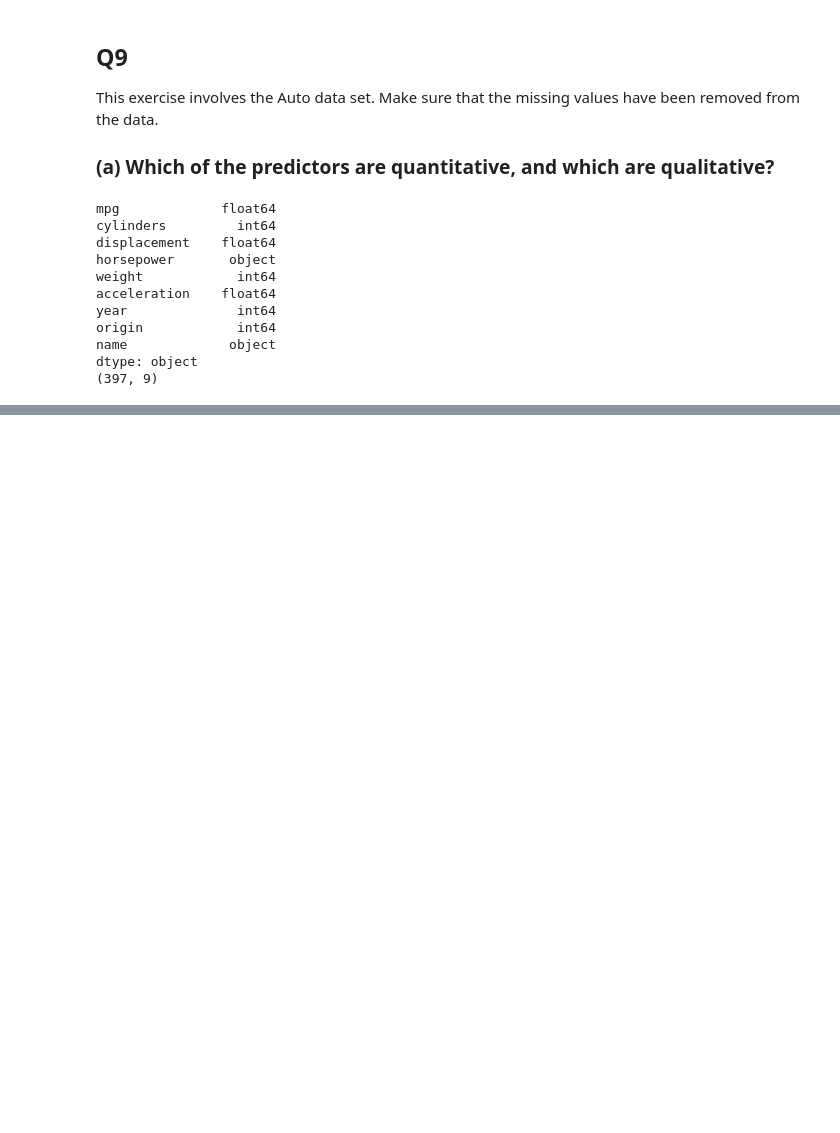
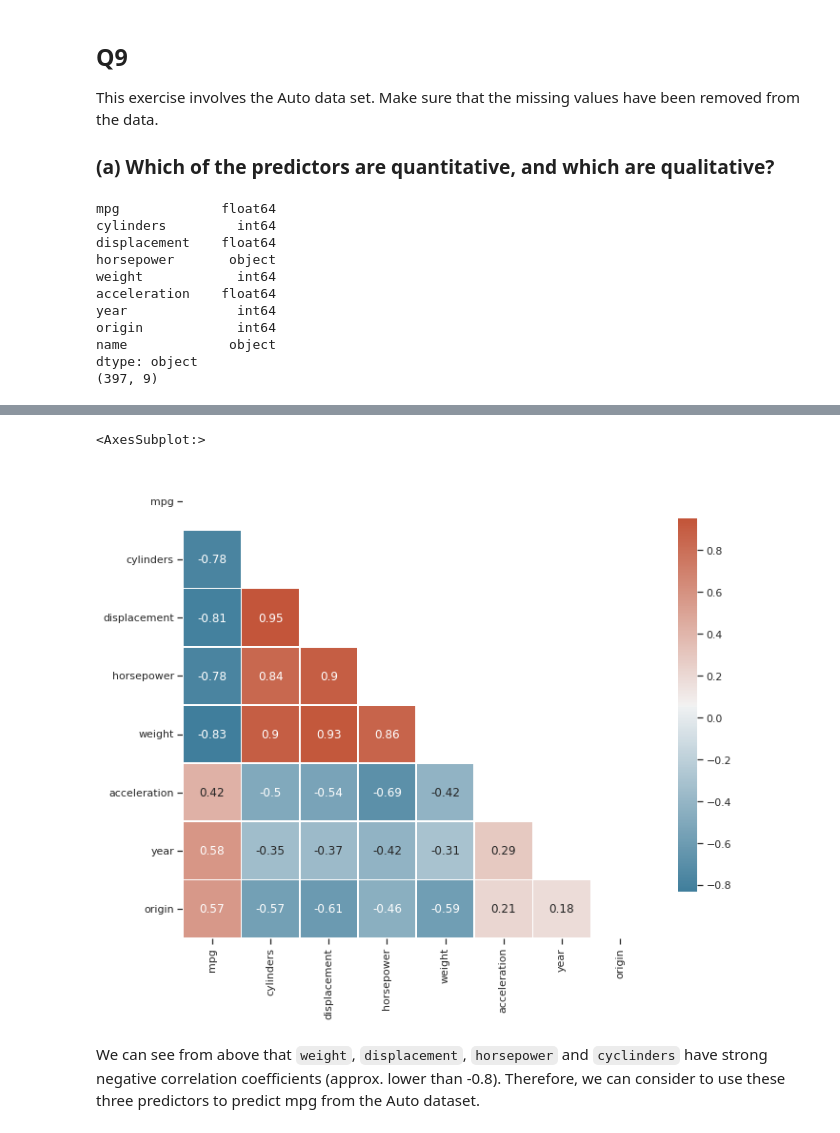
Before and after one commit to ferygood/ISLRv2_python, a Jupyter notebook: notebook/_build/jupyter_execute/content/ch2/exercise.ipynb, the cells around one changed output, grey strips where cells are left out. Saved outputs shown, nothing was run; the diff lists cells and outputs as text; code cells hidden in the pictures; blank space fills up the shorter version.

```diff
--- a/notebook/_build/jupyter_execute/content/ch2/exercise.ipynb
+++ b/notebook/_build/jupyter_execute/content/ch2/exercise.ipynb
@@ -182,0 +244,22 @@ You can now see the range of each quantitative predictors from the dataframe abo
+# %%
+import numpy as np
+
+# compute correlation matrix
+corr = auto.corr()
+
+# generate a mask for hte upper triangle
+mask = np.triu(np.ones_like(corr, dtype=bool))
+
+# set up matplotlib figure
+f, ax = plt.subplots(figsize=(11, 9))
+
+# Generate a custom divergin colormap
+cmap = sns.diverging_palette(230, 20, as_cmap=True)
+
+# Draw the heatmap with the mask and correct aspect ratio
+sns.heatmap(corr, mask=mask, cmap=cmap, square=True, linewidths=.5, cbar_kws={"shrink": .8}, annot=True)
+# %% [output]
+<AxesSubplot:>
+[figure, added]
+# %% [markdown]
+We can see from above that `weight`, `displacement`, `horsepower` and `cyclinders` have strong negative correlation coefficients (approx. lower than -0.8). Therefore, we can consider to use these three predictors to predict mpg from the Auto dataset.
```
Also changed, not shown: parts of 9 cells of this notebook, 10 other files.
